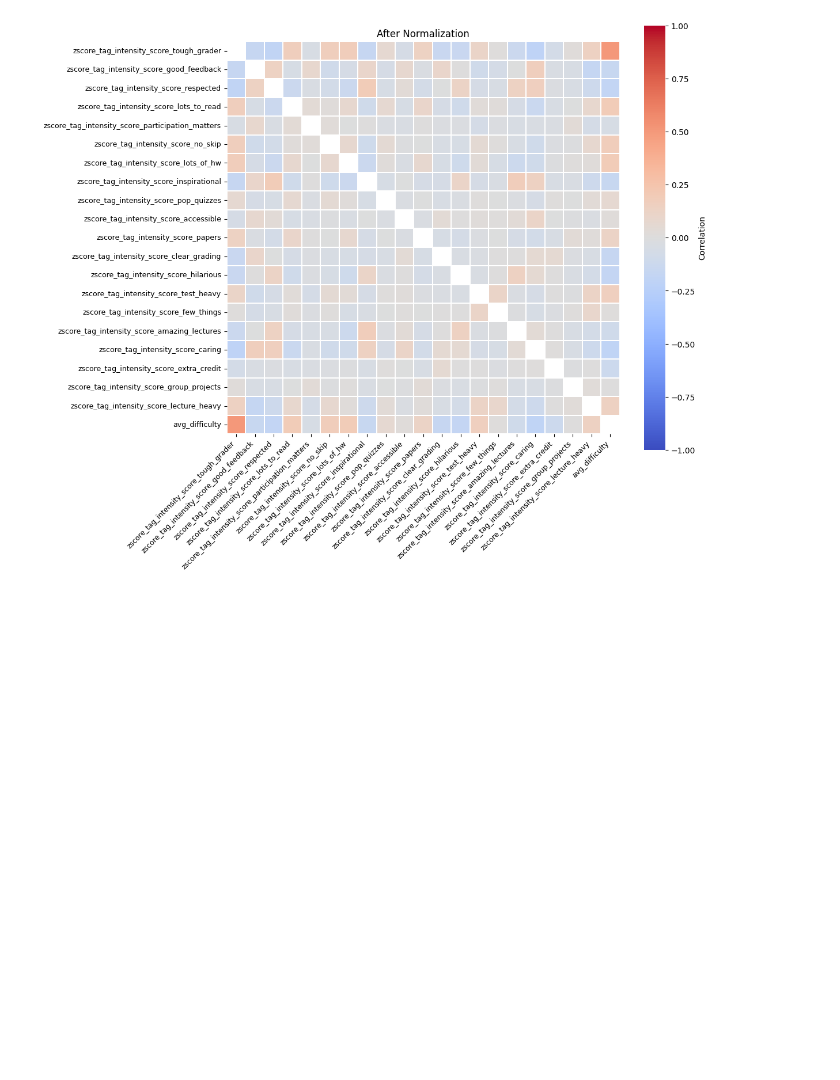
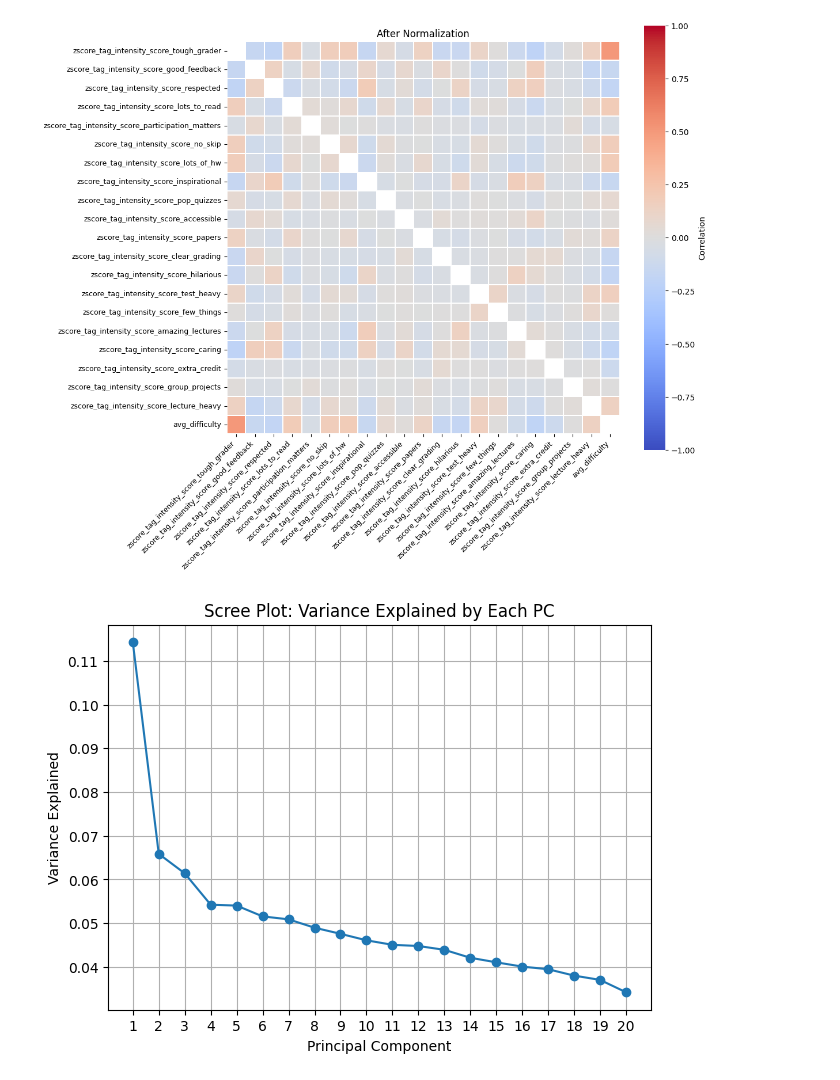
Before and after one commit to paolacalle/ape-capstone, a Jupyter notebook: analysis/q9.ipynb, the cells around one changed output. Cells and saved outputs as stored; diff of their text form; code cells hidden in the pictures; blank space fills up the shorter version.

```diff
--- a/analysis/q9.ipynb
+++ b/analysis/q9.ipynb
@@ -98,3 +116,33 @@ plt.tight_layout()
 plt.show()
 # %% [output]
 [figure]
+# %%
+pca = PCA()
+
+Y = prepared_df['avg_difficulty']
+X = prepared_df[z_score_cols]
+
+X_pca = pca.fit_transform(X)
+
+X_pca_df = pd.DataFrame(
+    X_pca,
+    index=prepared_df.index,
+    columns=[f"PC{i+1}" for i in range(X_pca.shape[1])]
+)
+
+df_pca = pd.concat([Y, X_pca_df], axis=1)
+df_pca.head()
+
+explained_var = pca.explained_variance_ratio_
+pcs = np.arange(1, len(explained_var) + 1)
+# %%
+plt.figure(figsize=(7, 5))
+plt.plot(pcs, explained_var, marker='o')
+plt.xlabel("Principal Component")
+plt.ylabel("Variance Explained")
+plt.title("Scree Plot: Variance Explained by Each PC")
+plt.xticks(pcs)
+plt.grid(True)
+plt.show()
+# %% [output]
+[figure, added]
```
Also changed, not shown: parts of 5 cells of this notebook, 7 other files.
